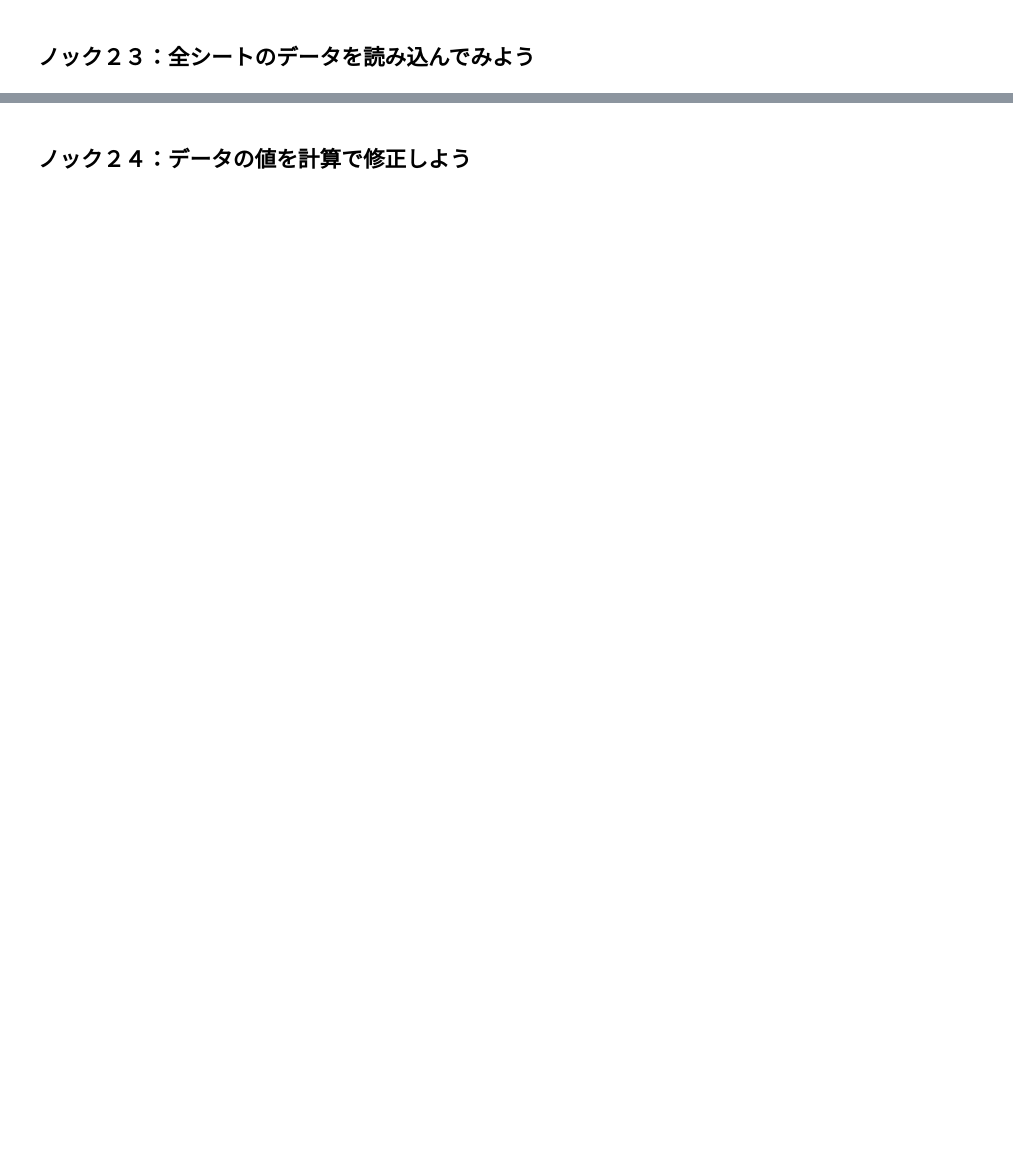
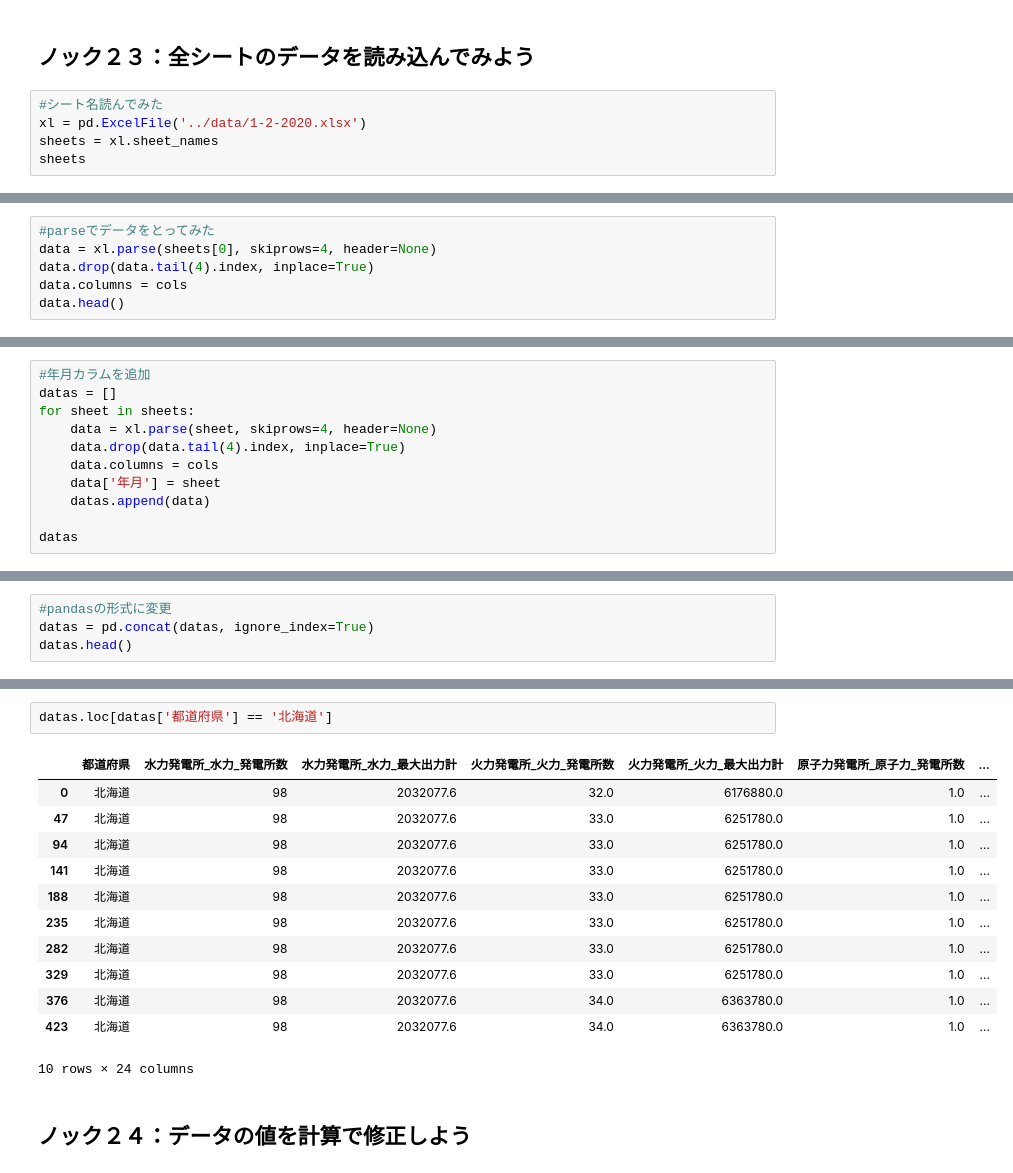
Before and after one commit to mitaniii/jupyter_test, a Jupyter notebook: 100nocks-process-visualization/chapter-2/src/2章.ipynb, the cells around one changed output, grey strips where cells are left out. Saved outputs shown, nothing was run; the diff lists cells and outputs as text; blank space fills up the shorter version.

Commit message:
Excelデータの読み込み、カラムの抽出と加工と結合、シートの読み込み、カラムの四則演算

```diff
--- a/100nocks-process-visualization/chapter-2/src/2章.ipynb
+++ b/100nocks-process-visualization/chapter-2/src/2章.ipynb
@@ -19,2 +149,7 @@ data.head()
 # %% [markdown]
 ## ノック２３：全シートのデータを読み込んでみよう
+# %%
+#シート名読んでみた
+xl = pd.ExcelFile('../data/1-2-2020.xlsx')
+sheets = xl.sheet_names
+sheets
@@ -20,0 +167,6 @@ data.head()
+# %%
+#parseでデータをとってみた
+data = xl.parse(sheets[0], skiprows=4, header=None)
+data.drop(data.tail(4).index, inplace=True)
+data.columns = cols
+data.head()
@@ -20,0 +181,11 @@ data.head()
+# %%
+#年月カラムを追加
+datas = []
+for sheet in sheets:
+    data = xl.parse(sheet, skiprows=4, header=None)
+    data.drop(data.tail(4).index, inplace=True)
+    data.columns = cols
+    data['年月'] = sheet
+    datas.append(data)
+
+datas
@@ -20,0 +210,4 @@ data.head()
+# %%
+#pandasの形式に変更
+datas = pd.concat(datas, ignore_index=True)
+datas.head()
@@ -21,2 +222,17 @@ data.head()
+# %%
+datas.loc[datas['都道府県'] == '北海道']
+# %% [output]
+|  | 都道府県 | 水力発電所_水力_発電所数 | 水力発電所_水力_最大出力計 | 火力発電所_火力_発電所数 | 火力発電所_火力_最大出力計 | 原子力発電所_原子力_発電所数 | ... |
+| 0 | 北海道 | 98 | 2032077.6 | 32.0 | 6176880.0 | 1.0 | ... |
+| 47 | 北海道 | 98 | 2032077.6 | 33.0 | 6251780.0 | 1.0 | ... |
+| 94 | 北海道 | 98 | 2032077.6 | 33.0 | 6251780.0 | 1.0 | ... |
+| 141 | 北海道 | 98 | 2032077.6 | 33.0 | 6251780.0 | 1.0 | ... |
+| 188 | 北海道 | 98 | 2032077.6 | 33.0 | 6251780.0 | 1.0 | ... |
+| 235 | 北海道 | 98 | 2032077.6 | 33.0 | 6251780.0 | 1.0 | ... |
+| 282 | 北海道 | 98 | 2032077.6 | 33.0 | 6251780.0 | 1.0 | ... |
+| 329 | 北海道 | 98 | 2032077.6 | 33.0 | 6251780.0 | 1.0 | ... |
+| 376 | 北海道 | 98 | 2032077.6 | 34.0 | 6363780.0 | 1.0 | ... |
+| 423 | 北海道 | 98 | 2032077.6 | 34.0 | 6363780.0 | 1.0 | ... |
+10 rows × 24 columns
 # %% [markdown]
 ## ノック２４：データの値を計算で修正しよう
```
Also changed, not shown: parts of 16 cells of this notebook.
